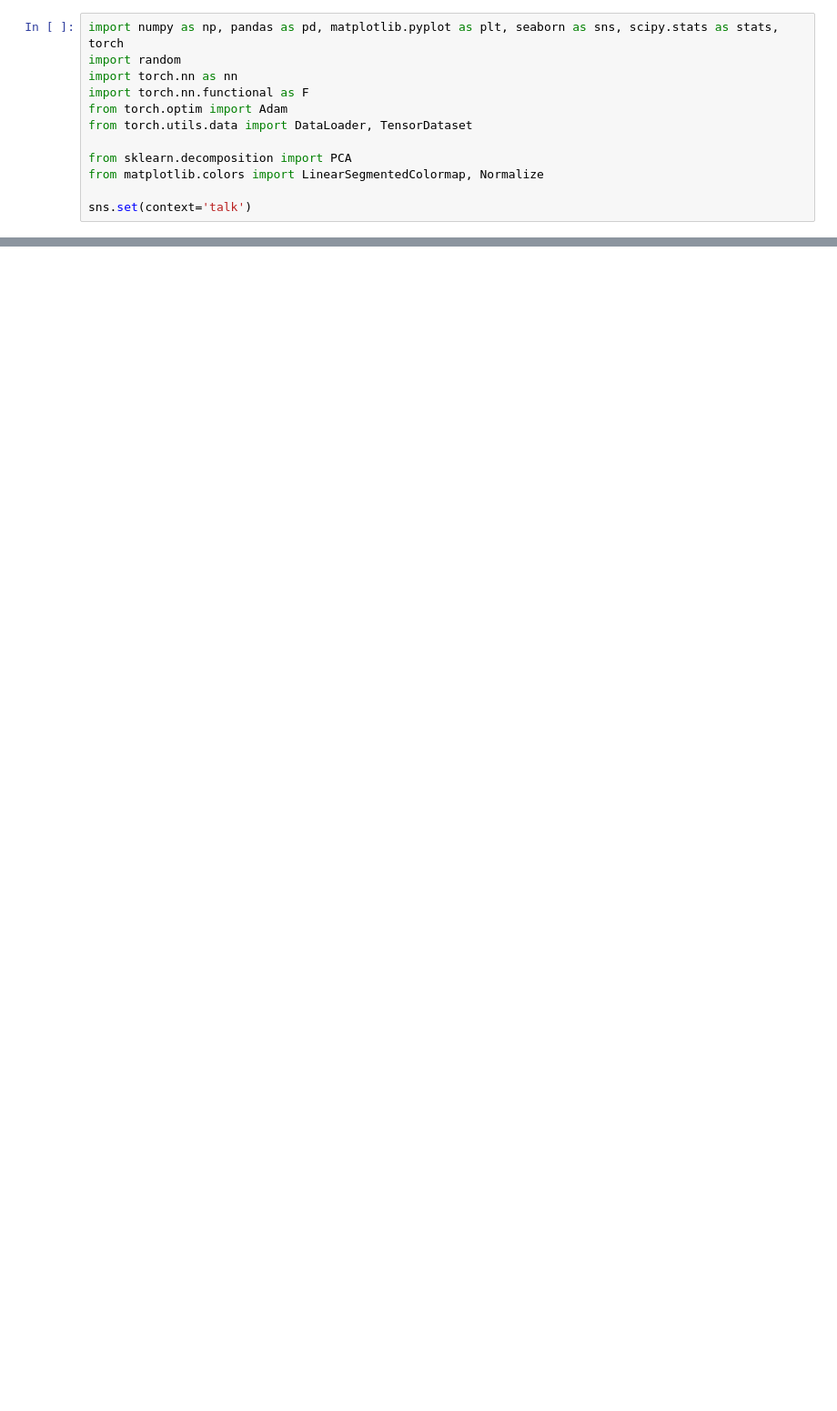
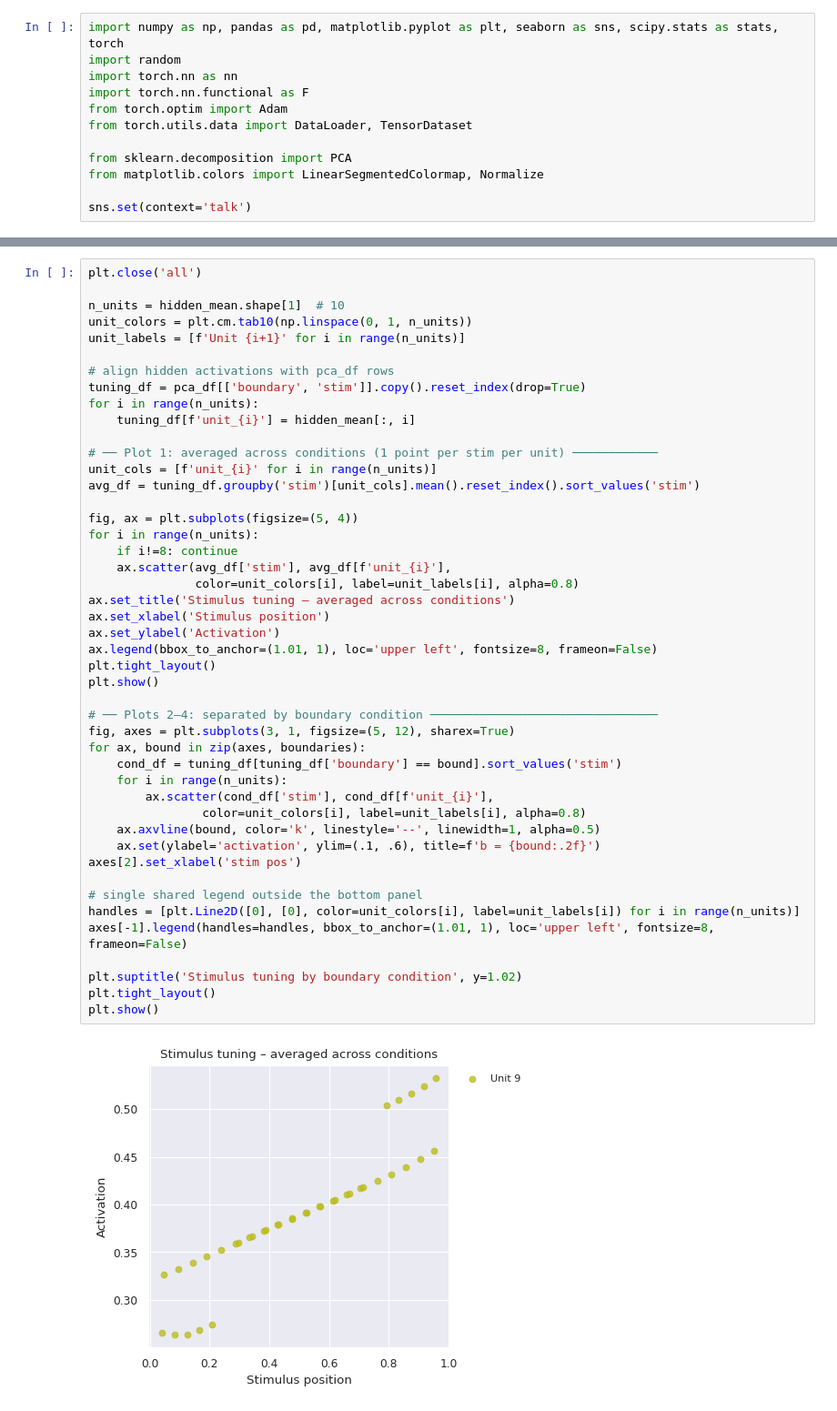
Before and after one commit to siyer7/asymmetry_design, a Jupyter notebook: code/python/simulation_analyses.ipynb, the cells around one changed output, grey strips where cells are left out. Shown at 91% size. Drawn from its saved outputs; the diff is of its cells as text; blank space fills up the shorter version.

```diff
--- a/code/python/simulation_analyses.ipynb
+++ b/code/python/simulation_analyses.ipynb
@@ -135,0 +171,48 @@ pd.DataFrame({'boundary': list(bound_pos.keys()), 'bound_pos': list(bound_pos.va
+# %%
+plt.close('all')
+
+n_units = hidden_mean.shape[1]  # 10
+unit_colors = plt.cm.tab10(np.linspace(0, 1, n_units))
+unit_labels = [f'Unit {i+1}' for i in range(n_units)]
+
+# align hidden activations with pca_df rows
+tuning_df = pca_df[['boundary', 'stim']].copy().reset_index(drop=True)
+for i in range(n_units):
+    tuning_df[f'unit_{i}'] = hidden_mean[:, i]
+
+# ── Plot 1: averaged across conditions (1 point per stim per unit) ────────────
+unit_cols = [f'unit_{i}' for i in range(n_units)]
+avg_df = tuning_df.groupby('stim')[unit_cols].mean().reset_index().sort_values('stim')
+
+fig, ax = plt.subplots(figsize=(5, 4))
+for i in range(n_units):
+    if i!=8: continue
+    ax.scatter(avg_df['stim'], avg_df[f'unit_{i}'],
+               color=unit_colors[i], label=unit_labels[i], alpha=0.8)
+ax.set_title('Stimulus tuning – averaged across conditions')
+ax.set_xlabel('Stimulus position')
+ax.set_ylabel('Activation')
+ax.legend(bbox_to_anchor=(1.01, 1), loc='upper left', fontsize=8, frameon=False)
+plt.tight_layout()
+plt.show()
+
+# ── Plots 2–4: separated by boundary condition ────────────────────────────────
+fig, axes = plt.subplots(3, 1, figsize=(5, 12), sharex=True)
+for ax, bound in zip(axes, boundaries):
+    cond_df = tuning_df[tuning_df['boundary'] == bound].sort_values('stim')
+    for i in range(n_units):
+        ax.scatter(cond_df['stim'], cond_df[f'unit_{i}'],
+                color=unit_colors[i], label=unit_labels[i], alpha=0.8)
+    ax.axvline(bound, color='k', linestyle='--', linewidth=1, alpha=0.5)
+    ax.set(ylabel='activation', ylim=(.1, .6), title=f'b = {bound:.2f}')
+axes[2].set_xlabel('stim pos')
+
+# single shared legend outside the bottom panel
+handles = [plt.Line2D([0], [0], color=unit_colors[i], label=unit_labels[i]) for i in range(n_units)]
+axes[-1].legend(handles=handles, bbox_to_anchor=(1.01, 1), loc='upper left', fontsize=8, frameon=False)
+
+plt.suptitle('Stimulus tuning by boundary condition', y=1.02)
+plt.tight_layout()
+plt.show()
+# %% [output]
+[figure, added]
```
Also changed, not shown: parts of 13 cells of this notebook, 2 other files.
